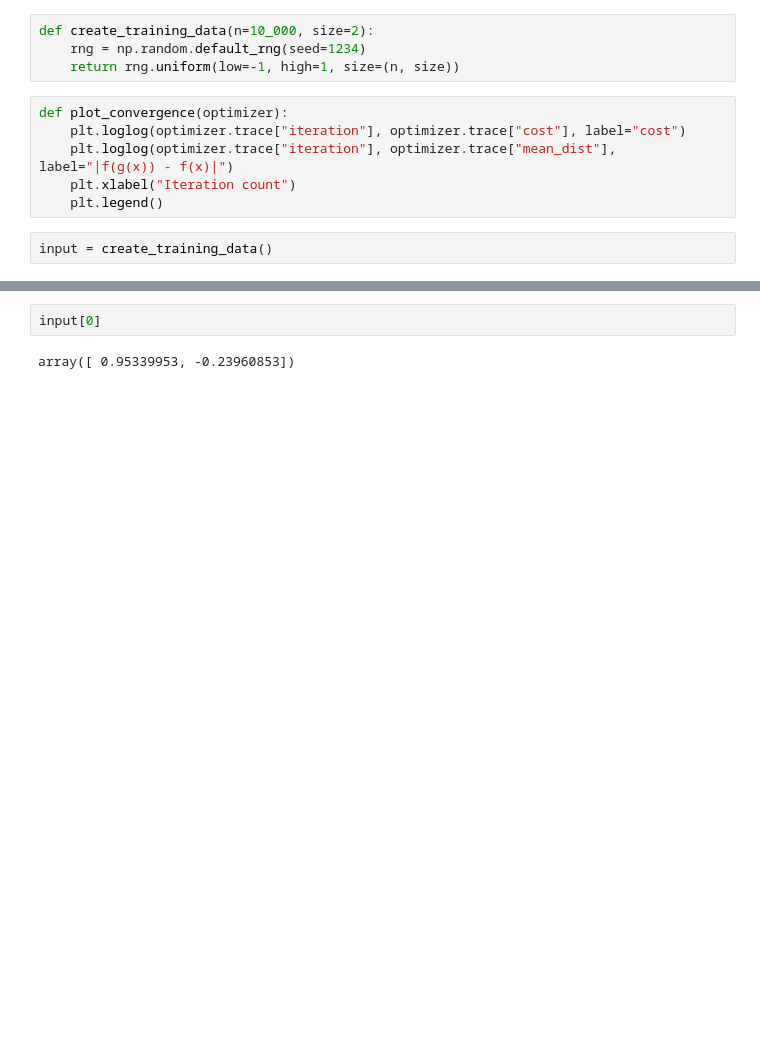
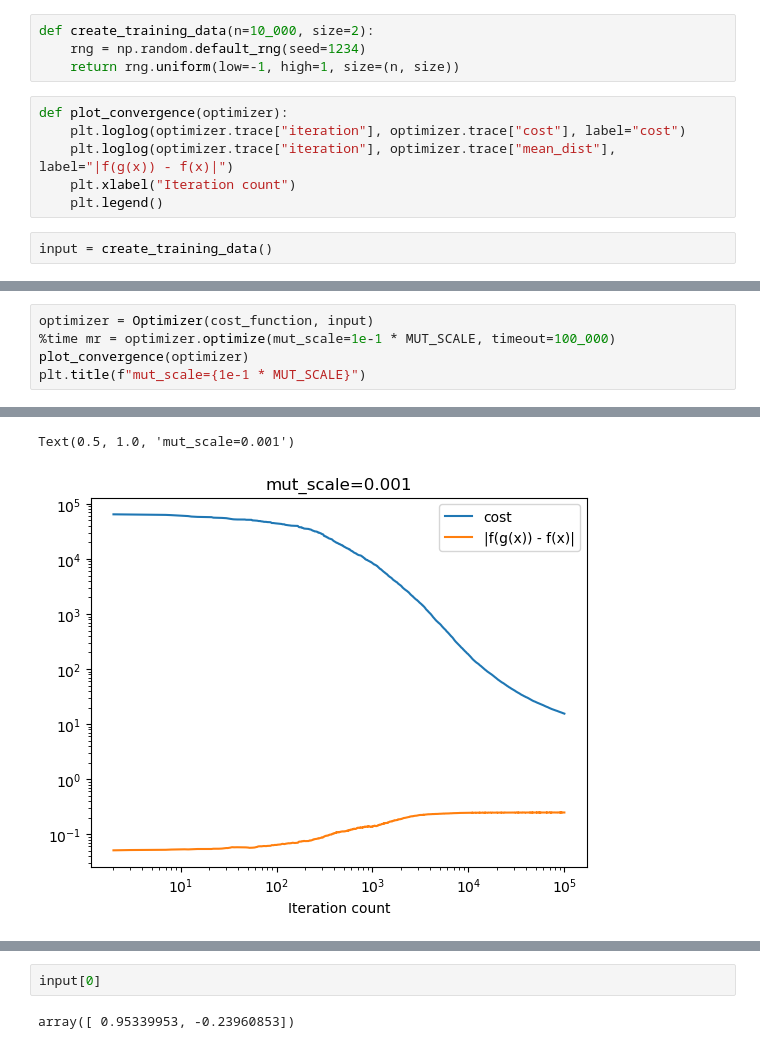
Before and after one commit to martinclaus/metamorphic-relation-detection, a Jupyter notebook: optimization.ipynb, the cells around one changed output, grey strips where cells are left out. Saved outputs shown, nothing was run; the diff lists cells and outputs as text; blank space fills up the shorter version.

```diff
--- a/optimization.ipynb
+++ b/optimization.ipynb
@@ -17,0 +31,6 @@ input = create_training_data()
+# %%
+optimizer = Optimizer(cost_function, input)
+%time mr = optimizer.optimize(mut_scale=1e-1 * MUT_SCALE, timeout=100_000)
+plot_convergence(optimizer)
+plt.title(f"mut_scale={1e-1 * MUT_SCALE}")
+# %% [output]
@@ -17,0 +39,2 @@ input = create_training_data()
+Text(0.5, 1.0, 'mut_scale=0.001')
+[figure, added]
```
Also changed, not shown: parts of 12 cells of this notebook, 2 other files.
